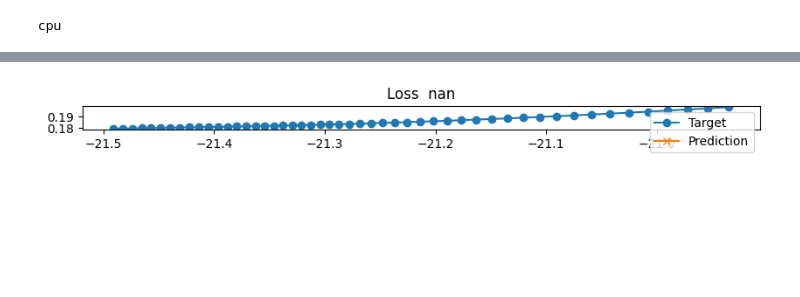
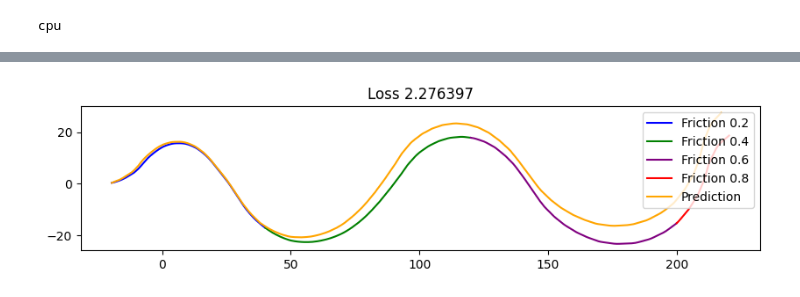
Before and after one commit to nandantumu/PIT, a Jupyter notebook: bin/ModelFitting.ipynb, the cells around one changed output, grey strips where cells are left out. Drawn from its saved outputs; the diff is of its cells as text; code cells hidden in the pictures; blank space fills up the shorter version.

```diff
--- a/bin/ModelFitting.ipynb
+++ b/bin/ModelFitting.ipynb
@@ -170,11 +234,12 @@ plt.show()
 
 initial_state = torch.tensor([x[0],y[0],v[0],yaw[0],yaw_rate[0],slip_angle[0]]).to(DEVICE)
 control_inputs = torch.vstack([steer_angle, accel]).T
+control_inputs = control_inputs.contiguous().to(DEVICE)[:-1]
 # control_inputs = torch.vstack([drive_force, steer_speed]).T
 # control_inputs = control_inputs.contiguous().to(DEVICE)
 # output_states = torch.vstack([x, y, yaw, vx, vy, yaw_rate, steer_angle]).T
 output_states = torch.vstack([x, y, v, yaw, yaw_rate, slip_angle]).T
-target_states = output_states#[1:]
+target_states = output_states[1:]
 target_states = target_states.contiguous().to(DEVICE)
 
 
@@ -500,3 +567,10 @@ RK4(
     )
   )
 )
+# %%
+friction_zones = [
+    {'friction': 0.2, 'x_min': -40, 'x_max': 40, 'learned_mu': 1.317623010141823, 'learned_Csf': 20.030000686645508, 'learned_Csr': 20.030000686645508},
+    {'friction': 0.4, 'x_min': 40, 'x_max': 120, 'learned_mu': 1.625175952911377, 'learned_Csf': 20.030000686645508, 'learned_Csr': 20.030000686645508},
+    {'friction': 0.6, 'x_min': 120, 'x_max': 200, 'learned_mu': 2.847452402114868, 'learned_Csf': 20.426822662353516, 'learned_Csr': 19.829561233520508},
+    {'friction': 0.8, 'x_min': 200, 'x_max': 280, 'learned_mu': 3.6442818641662598, 'learned_Csf': 20.774690628051758, 'learned_Csr': 19.597314834594727}
+]
@@ -670,8 +866,8 @@ import matplotlib.pyplot as plt
 # Initialize integrator, optimizer, scheduler
 EPOCHS = 1000
 integrator = rk4_integrator  # Or your euler_integrator
-optimizer = torch.optim.SGD(integrator.parameters(), lr=1, momentum=0.8)
-scheduler = torch.optim.lr_scheduler.ReduceLROnPlateau(optimizer, patience=3000, factor=0.9)
+optimizer = torch.optim.SGD(integrator.parameters(), lr=1, momentum=0.1)
+scheduler = torch.optim.lr_scheduler.ReduceLROnPlateau(optimizer, patience=100, factor=0.9)
 
 # Curriculum learning parameters
 curriculum_steps = 200  # Number of steps before increasing the horizon
@@ -688,7 +884,8 @@ with torch.no_grad():
     output_states = integrator(initial_state, control_inputs, delta_times)
     # Modulo the output states yaw to be between -pi and pi
     output_states[:, 3] = (output_states[:, 3] + np.pi) % (2 * np.pi) - np.pi
-    val_loss = torch.nn.functional.l1_loss(output_states, target_states)
+    # val_loss = torch.nn.functional.l1_loss(output_states, target_states)
+    val_loss = yaw_normalized_loss(output_states, target_states)
 print(f"Initialized | Validation Loss: {val_loss.item()} | LR: {optimizer.param_groups[0]['lr']}")
 
 losses = list()
@@ -710,8 +907,8 @@ for epoch in tqdm(range(EPOCHS)):
             break
 
         # Compute loss only for the current horizon
-        loss = torch.nn.functional.l1_loss(output_states[:, :current_horizon], targets[:, :current_horizon])
-
+        loss = yaw_normalized_loss(output_states[:, :current_horizon], targets[:, :current_horizon])
+        # loss = torch.nn.functional.l1_loss(output_states[:, :current_horizon], targets[:, :current_horizon])
         # Check for NaNs in loss
         if torch.isnan(loss).any():
             print(f"NaN detected in loss at Epoch: {epoch}. Breaking training loop.")
@@ -753,7 +950,8 @@ for epoch in tqdm(range(EPOCHS)):
     with torch.no_grad():
         integrator.eval()
         output_states = integrator(batched_initial_states, batched_control_inputs, batched_delta_time)
-        val_loss = torch.nn.functional.l1_loss(output_states, batched_target_states)
+        val_loss = yaw_normalized_loss(output_states, batched_target_states)
+        # val_loss = torch.nn.functional.l1_loss(output_states, target_states)
         losses.append(val_loss.item())
 
     print(f"Epoch: {epoch} | Training Loss: {loss.item()} | Validation Loss: {val_loss.item()} | LR: {optimizer.param_groups[0]['lr']}")
@@ -891,6 +1015,6 @@ plt.show()
 # %%
 with torch.no_grad():
     integrator.eval()
-    output_states = integrator(initial_state, control_inputs)#, delta_times)
-    val_loss = torch.nn.functional.l1_loss(output_states, target_states)
+    output_states = integrator(initial_state, control_inputs, delta_times)
+    val_loss = yaw_normalized_loss(output_states, target_states)
 # %%
@@ -991,14 +1116,22 @@ tensor(0.5167)
 # %%
 fig, ax = plt.subplots(1, 1, figsize=(10,10))
-LEN=50
-ax.plot(target_states[:LEN, 0].cpu().numpy(), target_states[:LEN, 1].cpu().numpy(), label="Target", marker='o')
-ax.plot(output_states[:LEN, 0].detach().cpu().numpy(), output_states[:LEN, 1].detach().cpu().numpy(), label="Prediction", marker='x')
+LEN=3000
+# ax.plot(target_states[:LEN, 0].cpu().numpy(), target_states[:LEN, 1].cpu().numpy(), label="Target")#, marker='o')
+
+for i, zone in enumerate(friction_zones):
+    # Mask for the current friction zone
+    mask = (target_states[:LEN, 0].cpu().numpy() >= zone['x_min']) & (target_states[:LEN, 0].cpu().numpy() < zone['x_max'])
+
+    # Plot the trajectory within this friction zone
+    ax.plot(target_states[:LEN, 0].cpu().numpy()[mask], target_states[:LEN, 1].cpu().numpy()[mask], color=colors[i], label=f"Friction {zone['friction']}")
+
+ax.plot(output_states[:LEN, 0].detach().cpu().numpy(), output_states[:LEN, 1].detach().cpu().numpy(), label="Prediction", color='orange')#, marker='x')
 ax.set_aspect(1.0)
 ax.legend()
 ax.set_title("Loss {:4f}".format(val_loss.item()))
 plt.show()
 # %% [output]
-[figure, old version]
+[figure, new version]
 # %%
 print("{")
 for key in param_group.params.state_dict().keys():
```
Also changed, not shown: parts of 28 cells of this notebook, 1 other file.
